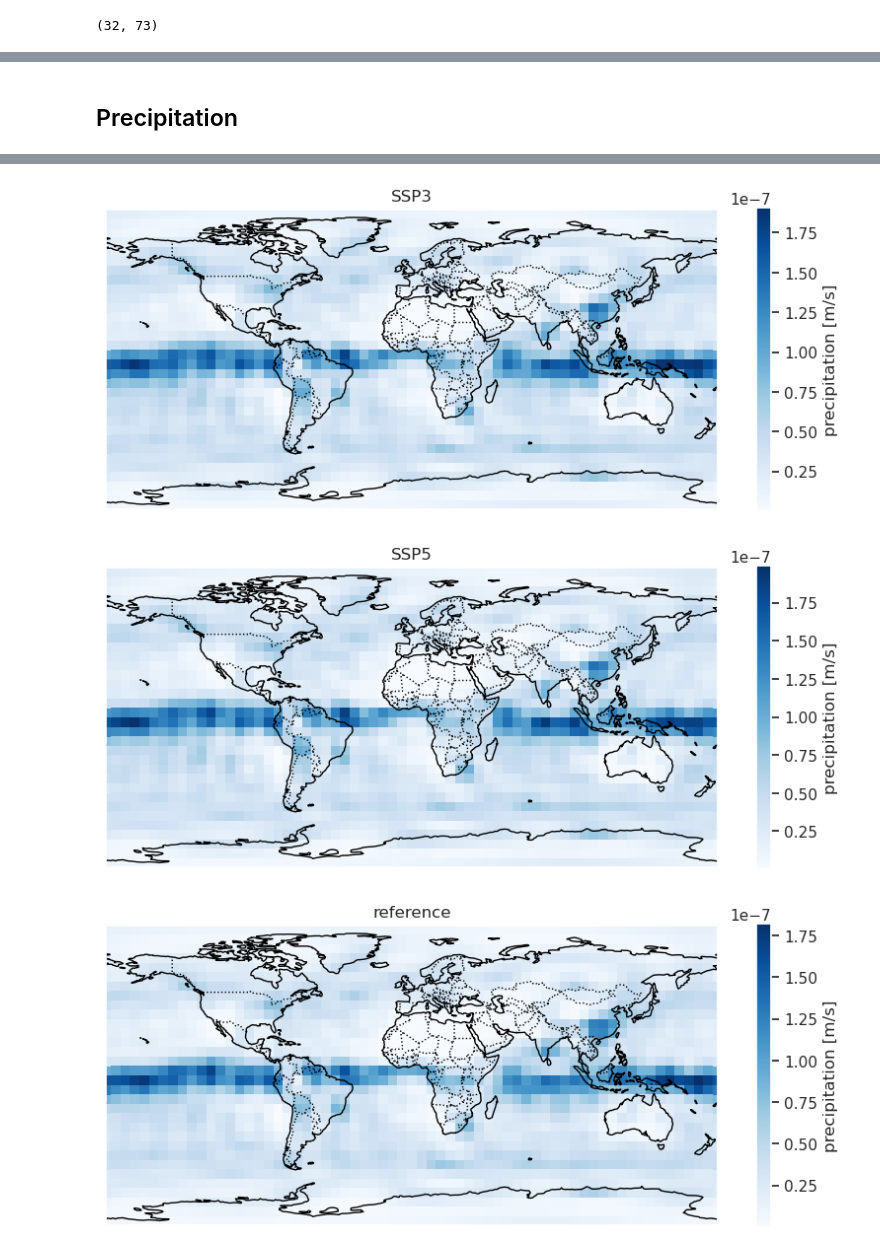
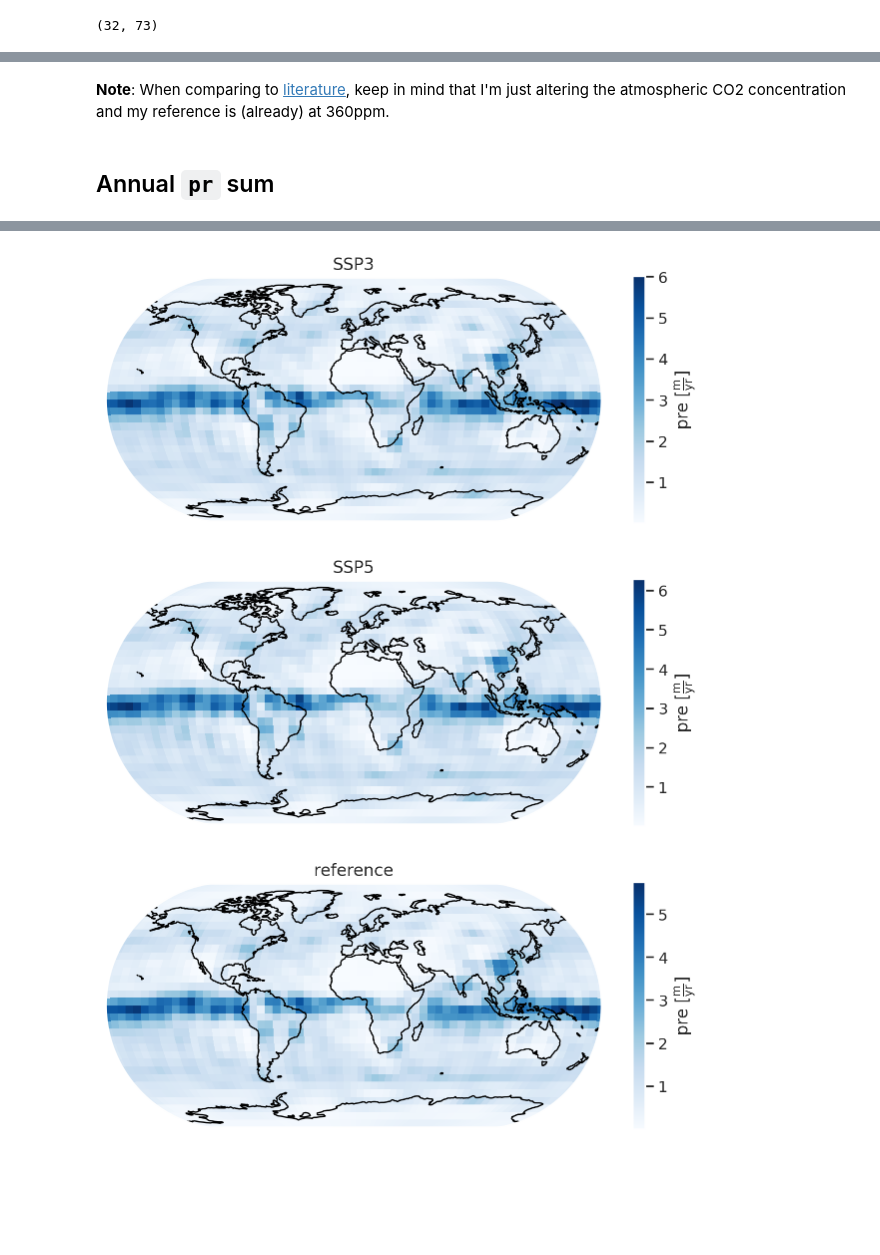
Before and after one commit to vegan-schnitzel/moisture-regimes, a Jupyter notebook: code/pre-analysis.ipynb, the cells around one changed output, grey strips where cells are left out. Drawn from its saved outputs; the diff is of its cells as text; code cells hidden in the pictures; blank space fills up the shorter version.

```diff
--- a/code/pre-analysis.ipynb
+++ b/code/pre-analysis.ipynb
@@ -370,7 +374,9 @@ pr
 pr_zm_anom = {}
 
 for sce in list(pr_zm.keys()):
-    pr_zm_anom[sce] = pr_zm[sce] - pr_zm["reference"]
+    anom = pr_zm[sce] - pr_zm["reference"]
+    # mask values +/- 5% of highest value
+    pr_zm_anom[sce] = np.ma.masked_where(np.absolute(anom) < 0.05 * 2.789, anom)
 # %%
 # meaningful colormap
 v = np.max(np.absolute(pr_zm_anom["SSP5"]))
@@ -396,0 +388,3 @@ for sce in list(pr.keys()):
+# %%
+cmap = mpl.cm.get_cmap("seismic_r").copy()
+cmap.set_bad(color="white")
@@ -398,0 +475,4 @@ for sce in list(pr.keys()):
+# %%
+# get value of largest anomaly
+v = np.max(np.absolute(pr_an_tm_anom["SSP5"]))
+v
@@ -399,31 +546,15 @@ for sce in list(pr.keys()):
+# %% [markdown]
+**Note**: When comparing to [literature](https://www.ipcc.ch/report/ar6/wg1/figures/summary-for-policymakers/figure-spm-5), keep in mind that I'm just altering the atmospheric CO2 concentration and my reference is (already) at 360ppm.
 # %% [markdown]
-## Precipitation
+## Annual `pr` sum
-# %%
-pr = {}
-
-# get precipitation values
-for sce in sims:
-    f = Dataset(f"../data/{sce}-pre-clim.nc")
-    pr[sce] = f.variables["pr"][:].reshape(32, 64)
-
-change_key(pr)
-
-lon = f.variables["lon"][:]
-lat = f.variables["lat"][:]
-
-xlon, ylat = np.meshgrid(lon, lat)
-
-# TODO: Change unit of precipitation
 # %%
-trans = ccrs.PlateCarree()
-proj = ccrs.PlateCarree()
+proj = ccrs.EckertIII()
 
-for sce in list(pr.keys()):
-    fig, ax = plt.subplots(figsize=(10,4), subplot_kw={"projection": proj})
-    cm = ax.pcolormesh(xlon, ylat, pr[sce], transform=trans, cmap="Blues")
-    cb = fig.colorbar(cm)
-    cb.set_label("precipitation [m/s]")
+for sce in list(pr_an_tm.keys()):
+    fig, ax = plt.subplots(subplot_kw={"projection": proj})
+    cm = ax.pcolormesh(xlon, ylat, pr_an_tm[sce], transform=trans, cmap="Blues")
+    cb = fig.colorbar(cm, shrink=0.65)
+    cb.set_label(r"pre [$\rm\frac{m}{yr}$]")
     ax.set_title(sce)
-    ax.add_feature(cfeature.BORDERS, ls=":")
     ax.add_feature(cfeature.COASTLINE)
 # %% [output]
@@ -431,4 +562,4 @@ for sce in list(pr.keys()):
-[figure, old version]
+[figure, new version]
-[figure, old version]
+[figure, new version]
-[figure, old version]
+[figure, new version]
 # %% [markdown]
```
Also changed, not shown: parts of 39 cells of this notebook, 7 other files.
